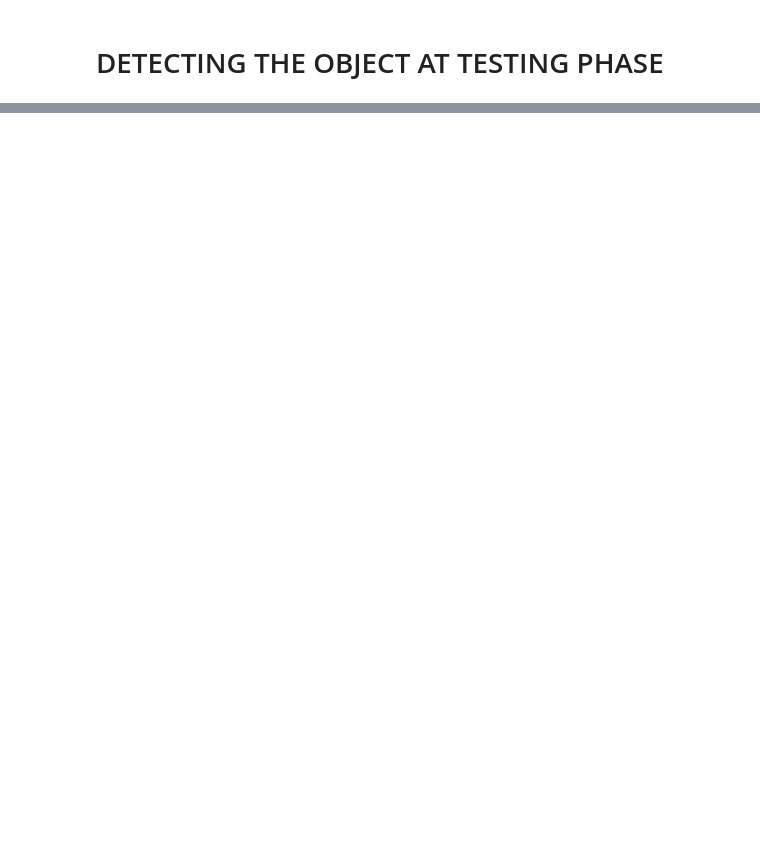
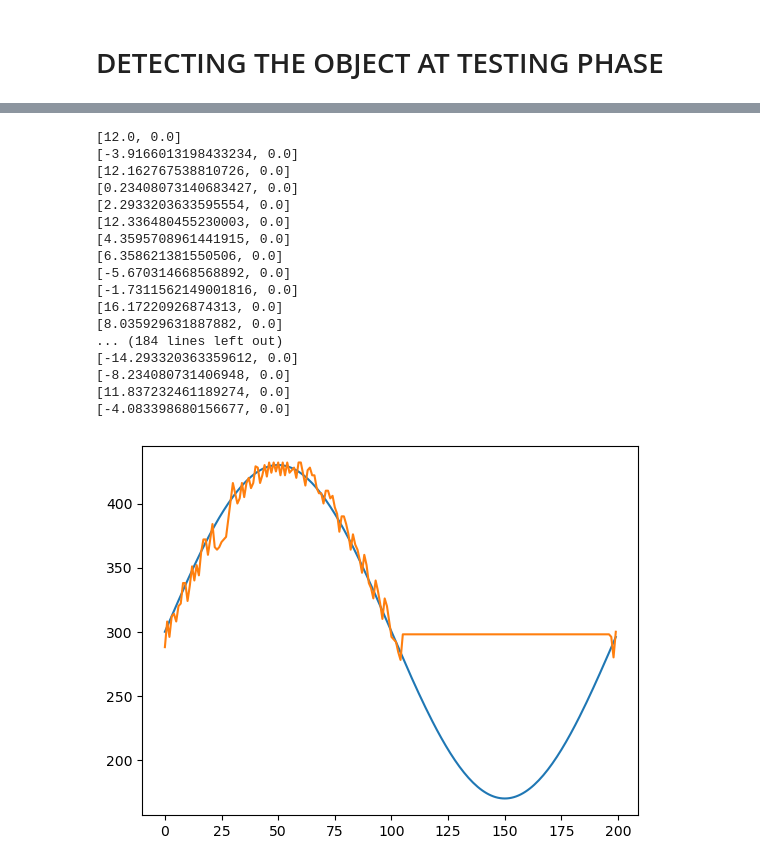
Before and after one commit to MarcelZelent/Bioinspired-Marcel, a Jupyter notebook: Final_project/final_project.ipynb, the cells around one changed output, grey strips where cells are left out. Cells and saved outputs as stored; diff of their text form; code cells hidden in the pictures; blank space fills up the shorter version.

```diff
--- a/Final_project/final_project.ipynb
+++ b/Final_project/final_project.ipynb
@@ -182,7 +185,3 @@ angle_error_list_2 = readAngleFilesAndCollectErrors("angles_2.csv")
 x_pos_error_list_2,y_pos_error_list_2 = readXYCoordsFilesAndCollectErrors("xyCoords_2.csv")
 # %% [markdown]
 Remove any nans
-# %%
-angle_error_list_2 = angle_error_list_2[1:]
-x_pos_error_list_2 = x_pos_error_list_2[1:]
-y_pos_error_list_2 = y_pos_error_list_2[1:]
@@ -399,5 +412,5 @@ plt.plot(np.arange(len(test_set_prediction_error.tolist())),test_set_prediction_
 # %% [markdown]
 # DETECTING THE OBJECT AT TESTING PHASE
 # %%
-A = 100
-T = 500
+A = 130
+T = 200
@@ -403,0 +421,11 @@ T = 500
+# %%
+#TODO: Detect the target object and obtain the coordinates of the object in the image
+cam = ct.prepare_camera()
+img = ct.capture_image(cam)
+# ct.show_camera(cam, low_green, high_green)
+x,y = ct.locate(img, low_green, high_green)
+print(x,y)
+target_x = x
+target_y = y
+# print("target_x = ",target_x)
+# print("target_y = ",target_y)
@@ -406,7 +440,6 @@ T = 500
 #In this case we donot integrate CMAC to the control loop
 def ControlLoopWithNNWithoutCMAC(target__x_coordinate,target__y_coordinate):
 
-    api.setPos(-90,0,moduleID)
 
     x_ref_vec = []
     x_act_vec = []
@@ -416,13 +449,9 @@ def ControlLoopWithNNWithoutCMAC(target__x_coordinate,target__y_coordinate):
     NN_model = NN(n_feature=2,n_hidden1=100,n_hidden2=100, n_output=1)
     NN_model.load_state_dict(torch.load('best_nn_model.pth'))
 
-    #TODO: Obtain the x and y coodinates of the green box placed on the end effector of the robot
-    x_prev = 0
-    y_prev = 0
-
     #Here we loop for 50 iterations assuming that
     # the controller should achieve the desired target within atmost 50 iterations
-    for i in range(100):
+    for i in range(200):
         cam = ct.prepare_camera()
         img = ct.capture_image(cam)
         x,y = ct.locate(img,low_green, high_green)
@@ -430,53 +459,75 @@ def ControlLoopWithNNWithoutCMAC(target__x_coordinate,target__y_coordinate):
         # cam_red = ct.prepare_camera()
         # img_red = ct.capture_image(cam)
         # x_red,y_red = ct.locate(img,low_red, high_red)
+
         # print(x,y)
 
-        x_ref = A * np.sin(2*np.pi * i/T) + 290
+        x_ref = A * np.sin(2*np.pi * i/T) + 300
+        # x_ref = 450
         y_ref = y
 
         x_ref_vec.append(x_ref)
         x_act_vec.append(x)
 
-        print(i, x, x_ref)
+        # print(i, x, x_ref)
 
         x_ref = float(x_ref)
         y_ref = float(y_ref)
 
         robot_x_coord_in_image = x
         robot_y_coord_in_image = y
         x_coord_error = x_ref - robot_x_coord_in_image;
         y_coord_error = y_ref - robot_y_coord_in_image;
-        # print(x_coord_error,y_coord_error)
-        # x_coord_error = (x_coord_error-mean_x_pos_2)/std_x_pos_2
-        # y_coord_error = (y_coord_error-mean_y_pos_2)/std_y_pos_2
-        x_prev = x_coord_error
-        y_prev = y_coord_error
-        # print(x_coord_error, y_coord_error)
+
         #Here if the errors are less than twenty pixels we assume robot reaches the target.
         # However you can choose any reasonable threshold value instead of 20.
         # if (np.abs(x_coord_error) < (1+x_prev*1.02) and np.abs(y_coord_error) < (1+y_coord_error*1.02)):
         #     print("number of iterations for convergence = ", number_of_iterations_for_convergence)
         #     break
+
         xy_input_nn_model = [x_coord_error, y_coord_error]
         # print(xy_input_nn_model)
-        # xy_input_nn_model = np.array(xy_input_nn_model)
+
         #TODO: normalize the input to the Neural network model using meaning and variance of the training set inputs.
         normalize_xy_input_nn_model = (torch.tensor(xy_input_nn_model) - mean_of_train_input)/std_of_the_train_input
-        # normalize_xy_input_nn_model = xy_input_nn_model
-        # print(normalize_xy_input_nn_model)
-        # normalize_xy_input_nn_model_tensor = torch.tensor(normalize_xy_input_nn_model.tolist()).float()
-        # print(normalize_xy_input_nn_model_tensor)
+
         prediction_for_Y_pos_increment = NN_model(normalize_xy_input_nn_model)
-        # print(prediction_for_Y_pos_increment)
+
         #TODO: Get the current Y (angular) position/angle of the robot. you can use the api.getPos function of fable
         robot_current_Y_pos = api.getPos(1,moduleID)
         #Next Y angular position of the robot will be robot_Y_pos + prediction_for_Y_pos_increment
         robot_next_Y_pos = robot_current_Y_pos + prediction_for_Y_pos_increment
         # print(robot_next_Y_pos)
         #TODO: Set the next position of the robot to (-90,robot_next_Y_pos) using the setPos function of the fable.
         api.setPos(-90,robot_next_Y_pos,moduleID)
-        api.sleep(1)
+        api.sleep(0.3)
         number_of_iterations_for_convergence = number_of_iterations_for_convergence + 1
 
     return [x_ref_vec,x_act_vec]
+
+#TODO: Call the control loop for a target which is detected. Record the number of iterations that the control loop spent for convergence.
+[x_ref_vec, x_act_vec] = ControlLoopWithNNWithoutCMAC(target_x,target_y)
+#TODO: change your target location and try again. You may change the target 4-5 times and check how the control loop work.
+#Record the number of iterations that the control loop spent for convergence.
+plt.plot(np.arange(len(x_ref_vec)),x_ref_vec)
+plt.plot(np.arange(len(x_act_vec)),x_act_vec)
+plt.show()
+# %% [output]
+[12.0, 0.0]
+[-3.9166013198433234, 0.0]
+[12.162767538810726, 0.0]
+[0.23408073140683427, 0.0]
+[2.2933203633595554, 0.0]
+[12.336480455230003, 0.0]
+[4.3595708961441915, 0.0]
+[6.358621381550506, 0.0]
+[-5.670314668568892, 0.0]
+[-1.7311562149001816, 0.0]
+[16.17220926874313, 0.0]
+[8.035929631887882, 0.0]
+... (184 lines left out)
+[-14.293320363359612, 0.0]
+[-8.234080731406948, 0.0]
+[11.837232461189274, 0.0]
+[-4.083398680156677, 0.0]
+[figure, added]
```
Also changed, not shown: parts of 40 cells of this notebook, 5 other files.
